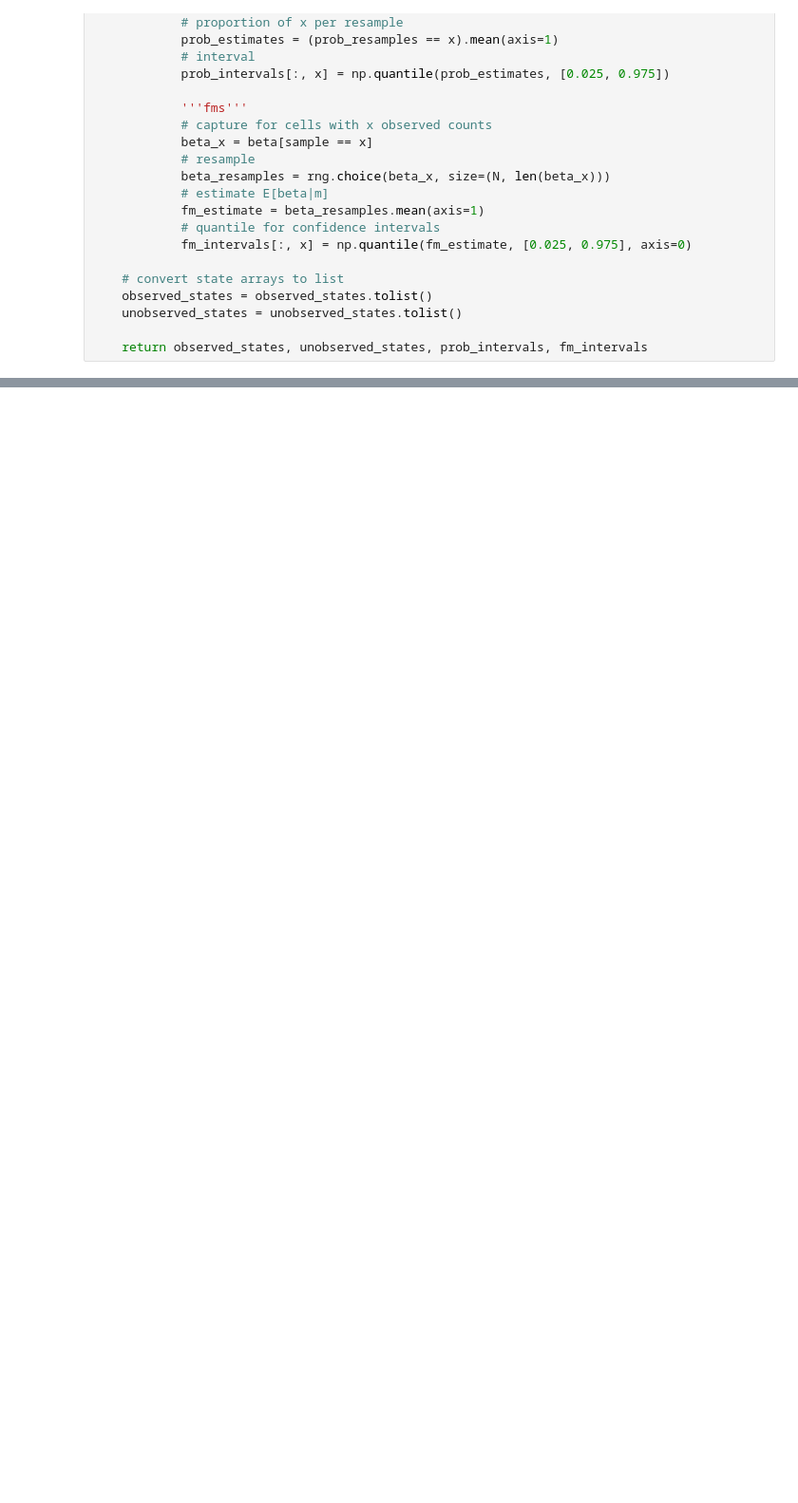
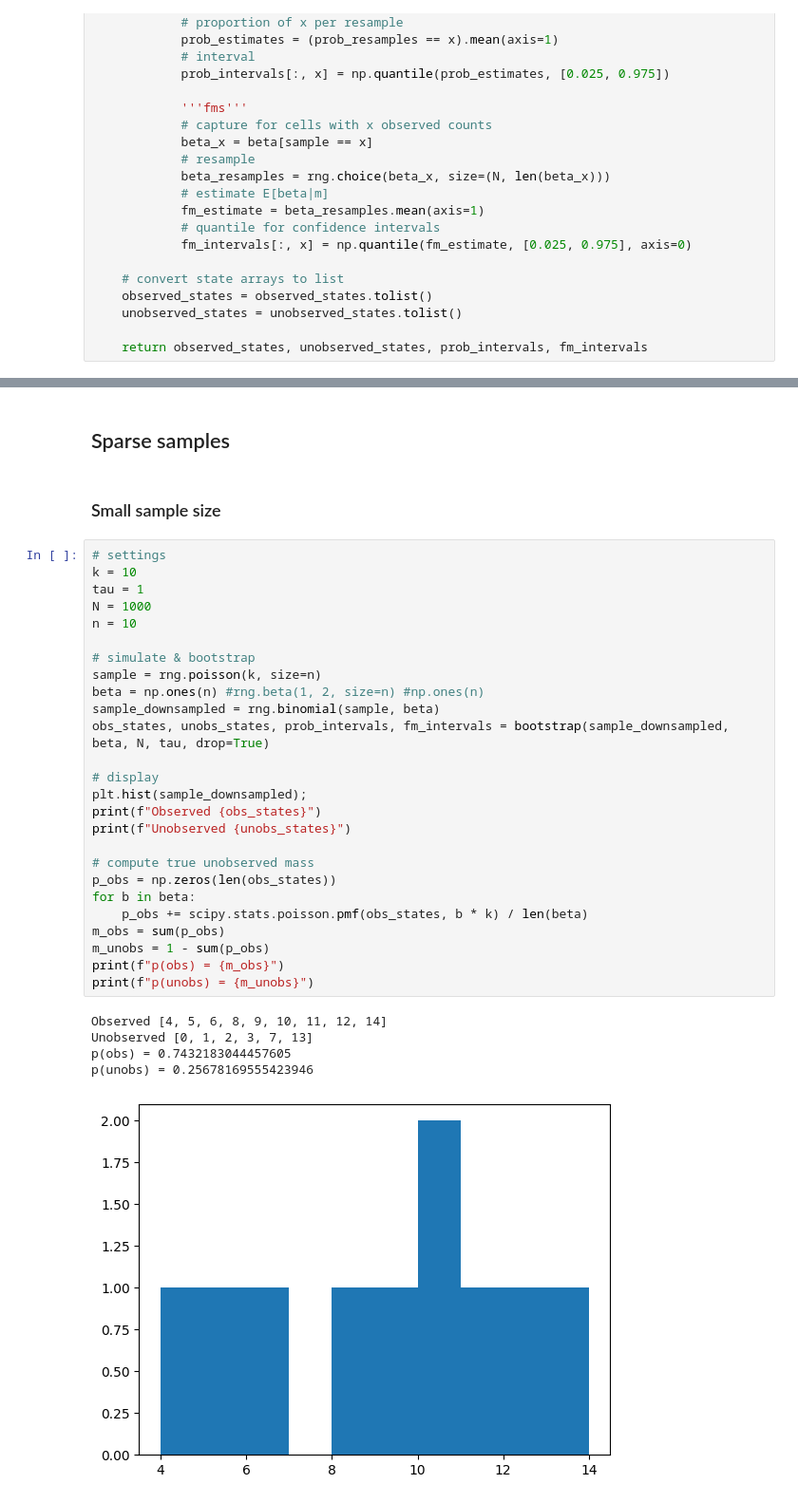
Before and after one commit to willjgh/M5R, a Jupyter notebook: Interaction/Bootstrap-Experiments/observed_set.ipynb, the cells around one changed output, grey strips where cells are left out. Shown: that part at 95% size. Saved outputs shown, nothing was run; the diff lists cells and outputs as text; blank space fills up the shorter version.

```diff
--- a/Interaction/Bootstrap-Experiments/observed_set.ipynb
+++ b/Interaction/Bootstrap-Experiments/observed_set.ipynb
@@ -507,0 +597,36 @@ p(unobs) = 0.0034593625997474398
+# %% [markdown]
+## Sparse samples
+# %% [markdown]
+### Small sample size
+# %%
+# settings
+k = 10
+tau = 1
+N = 1000
+n = 10
+
+# simulate & bootstrap
+sample = rng.poisson(k, size=n)
+beta = np.ones(n) #rng.beta(1, 2, size=n) #np.ones(n)
+sample_downsampled = rng.binomial(sample, beta)
+obs_states, unobs_states, prob_intervals, fm_intervals = bootstrap(sample_downsampled, beta, N, tau, drop=True)
+
+# display
+plt.hist(sample_downsampled);
+print(f"Observed {obs_states}")
+print(f"Unobserved {unobs_states}")
+
+# compute true unobserved mass
+p_obs = np.zeros(len(obs_states))
+for b in beta:
+    p_obs += scipy.stats.poisson.pmf(obs_states, b * k) / len(beta)
+m_obs = sum(p_obs)
+m_unobs = 1 - sum(p_obs)
+print(f"p(obs) = {m_obs}")
+print(f"p(unobs) = {m_unobs}")
+# %% [output]
+Observed [4, 5, 6, 8, 9, 10, 11, 12, 14]
+Unobserved [0, 1, 2, 3, 7, 13]
+p(obs) = 0.7432183044457605
+p(unobs) = 0.25678169555423946
+[figure, added]
```
Also changed, not shown: parts of 33 cells of this notebook.
